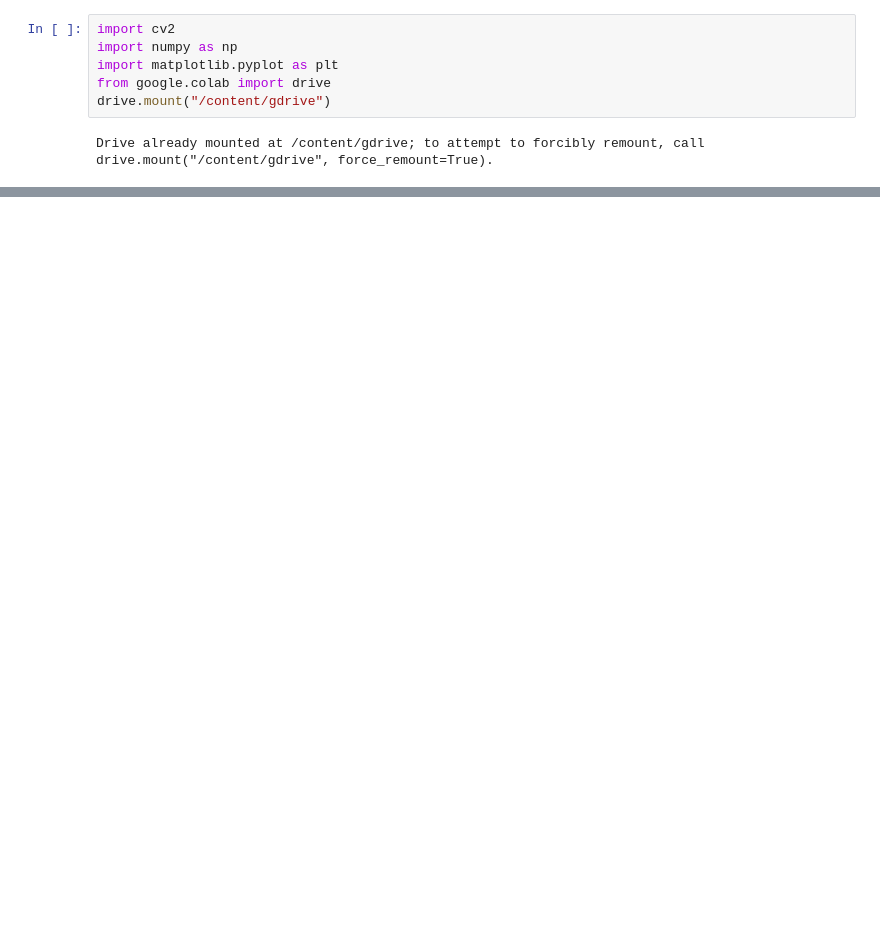
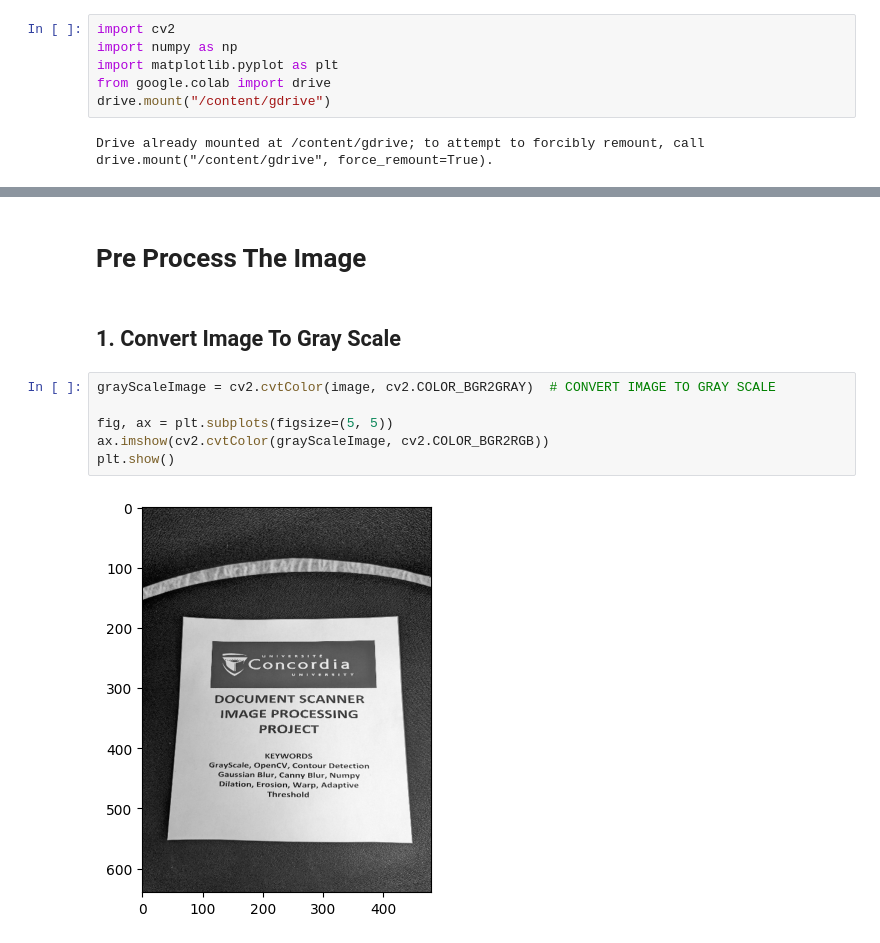
Before and after one commit to ashraghunath/Document-Scanner-OpenCV, a Jupyter notebook: document_scanner.ipynb, the cells around one changed output, grey strips where cells are left out. Saved outputs shown, nothing was run; the diff lists cells and outputs as text; blank space fills up the shorter version.

```diff
--- a/document_scanner.ipynb
+++ b/document_scanner.ipynb
@@ -133,0 +25,12 @@ plt.show()
+# %% [markdown]
+# **Pre Process The Image**
+# %% [markdown]
+## **1. Convert Image To Gray Scale**
+# %%
+grayScaleImage = cv2.cvtColor(image, cv2.COLOR_BGR2GRAY)  # CONVERT IMAGE TO GRAY SCALE
+
+fig, ax = plt.subplots(figsize=(5, 5))
+ax.imshow(cv2.cvtColor(grayScaleImage, cv2.COLOR_BGR2RGB))
+plt.show()
+# %% [output]
+[figure, added]
```
Also changed, not shown: parts of 45 cells of this notebook.
